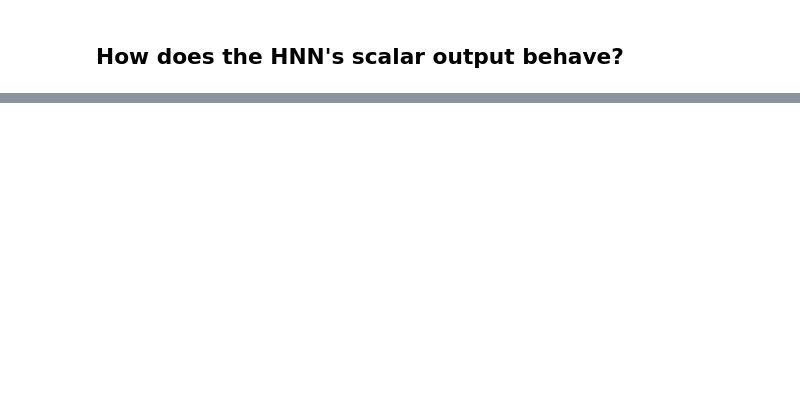
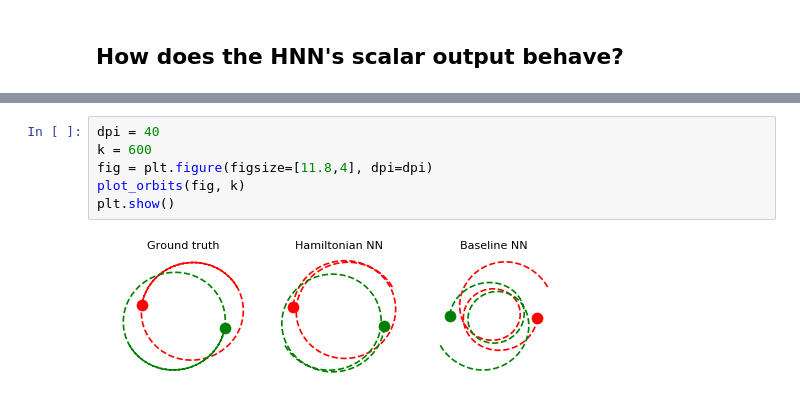
Before and after one commit to greydanus/hamiltonian-nn, a Jupyter notebook: analyze-orbits.ipynb, the cells around one changed output, grey strips where cells are left out. Drawn from its saved outputs; the diff is of its cells as text; blank space fills up the shorter version.

```diff
--- a/analyze-orbits.ipynb
+++ b/analyze-orbits.ipynb
@@ -460,0 +304,8 @@ plt.show()
+# %%
+dpi = 40
+k = 600
+fig = plt.figure(figsize=[11.8,4], dpi=dpi)
+plot_orbits(fig, k)
+plt.show()
+# %% [output]
+[figure, added]
```
Also changed, not shown: parts of 26 cells of this notebook, 3 other files.
